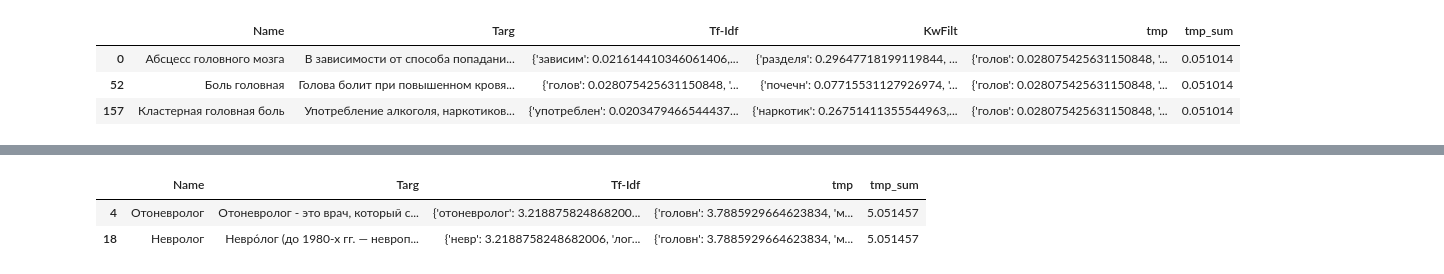
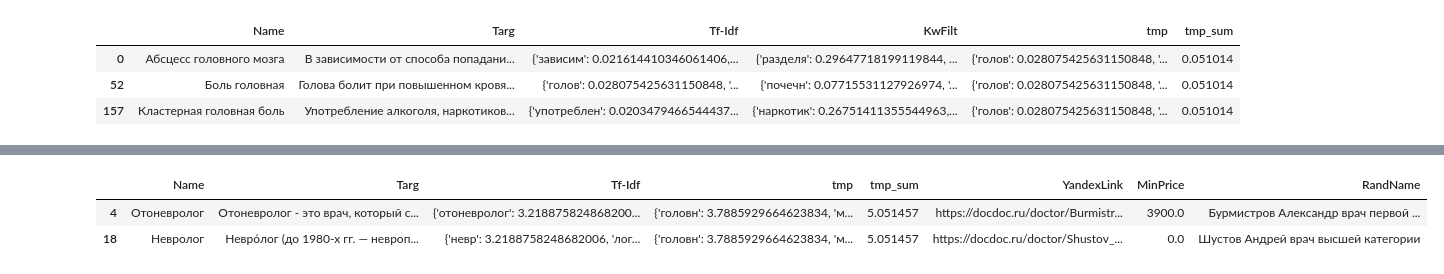
Before and after one commit to maksutovaynur/virushack, a Jupyter notebook: back/data/Predict.ipynb, the cells around one changed output, grey strips where cells are left out. Drawn from its saved outputs; the diff is of its cells as text; code cells hidden in the pictures.

```diff
--- a/back/data/Predict.ipynb
+++ b/back/data/Predict.ipynb
@@ -18,7 +18,7 @@ pd.set_option('display.max_columns', None)
 display(HTML("<style>.container{width: 100%}</style>"))
 # %%
 converters={'Tf-Idf': eval, 'KwFilt': eval}
-Ph2, Sd2, Pd = map(lambda x: pd.read_csv(x, converters=converters), ["pharma2-kw-thr0.010000.csv", "def2-kw-thr0.010000.csv", "prof-kw-thr0.010000.csv"])
+Ph2, Sd2, Pd = map(lambda x: pd.read_csv(x, converters=converters), ["pharma2-kw-thr0.010000.csv", "def2-kw-thr0.010000.csv", "prof-kw-thr0.010000_1.csv"])
 # Ph.loc[:, 'As'] = Ph.loc[:, 'As'].apply(eval)
 display(Sd2.head(1))
 display(Pd.head(1))
@@ -96,11 +94,11 @@ display(Ph2.head(30))
 # %%
 Pd['tmp'] = Pd['Tf-Idf'].apply(lambda x: S.multiply2stats(candDeseasesInfo, x, max_dist=0))
 Pd['tmp_sum'] = Pd['tmp'].apply(S.sum_stat)
 sPd = Pd.sort_values('tmp_sum', ascending=False)
-candProf = sPd[['Name', 'Targ', 'Tf-Idf', 'tmp', 'tmp_sum']].head(3)
+candProf = sPd[['Name', 'Targ', 'Tf-Idf', 'tmp', 'tmp_sum', 'YandexLink', 'MinPrice', 'RandName']].head(3)
 candProf = candProf.loc[candProf.loc[:, 'tmp_sum'] > 0]
 display(candProf)
 # %% [output]
-|  | Name | Targ | Tf-Idf | tmp | tmp_sum |
-| 4 | Отоневролог | Отоневролог - это врач, который с... | {'отоневролог': 3.218875824868200... | {'головн': 3.7885929664623834, 'м... | 5.051457 |
-| 18 | Невролог | Невро́лог (до 1980-х гг. — невроп... | {'невр': 3.2188758248682006, 'лог... | {'головн': 3.7885929664623834, 'м... | 5.051457 |
+|  | Name | Targ | Tf-Idf | tmp | tmp_sum | YandexLink | MinPrice | RandName |
+| 4 | Отоневролог | Отоневролог - это врач, который с... | {'отоневролог': 3.218875824868200... | {'головн': 3.7885929664623834, 'м... | 5.051457 | https://docdoc.ru/doctor/Burmistr... | 3900.0 | Бурмистров Александр врач первой ... |
+| 18 | Невролог | Невро́лог (до 1980-х гг. — невроп... | {'невр': 3.2188758248682006, 'лог... | {'головн': 3.7885929664623834, 'м... | 5.051457 | https://docdoc.ru/doctor/Shustov_... | 0.0 | Шустов Андрей врач высшей категории |
```
Also changed, not shown: parts of 2 cells of this notebook, 6 other files.
